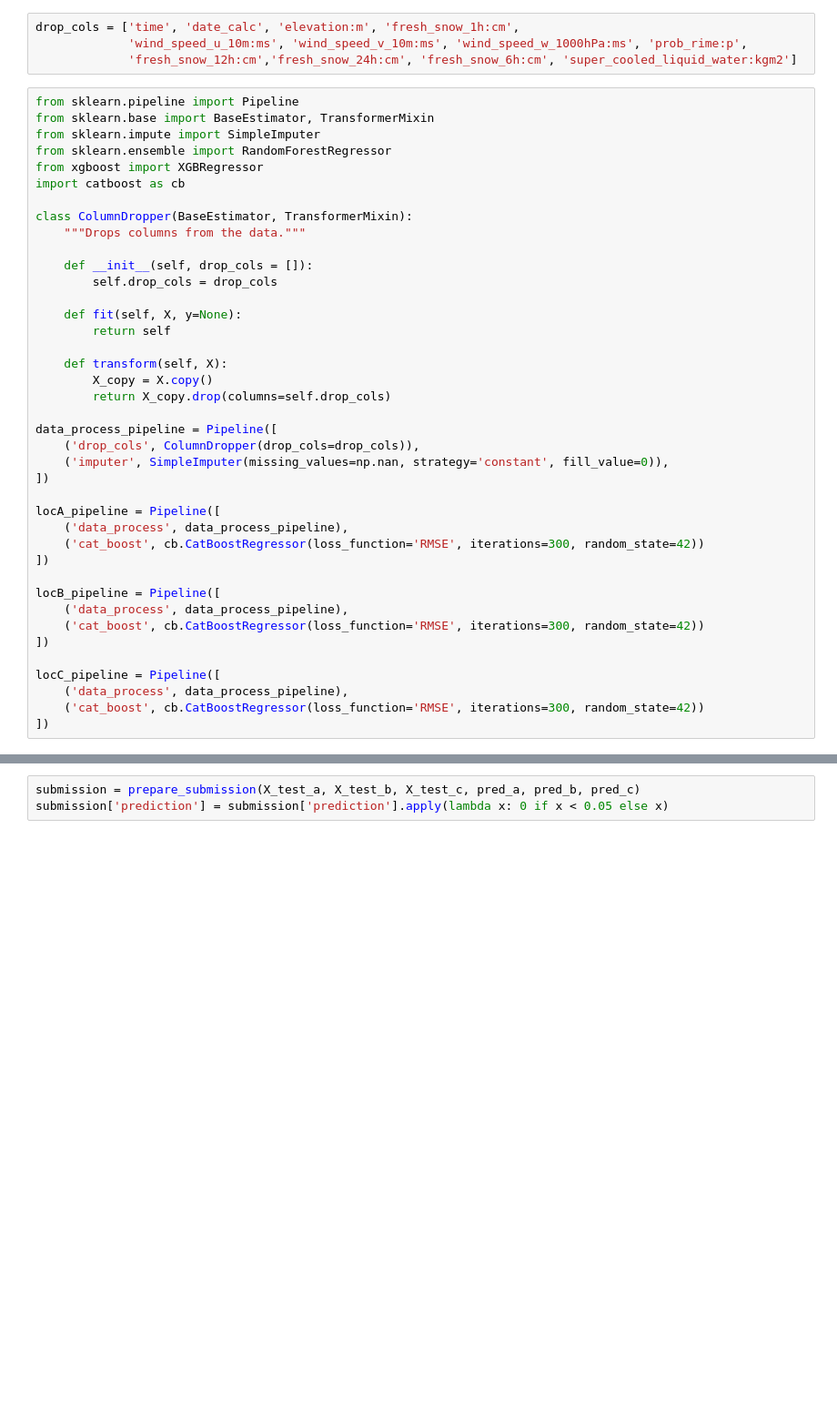
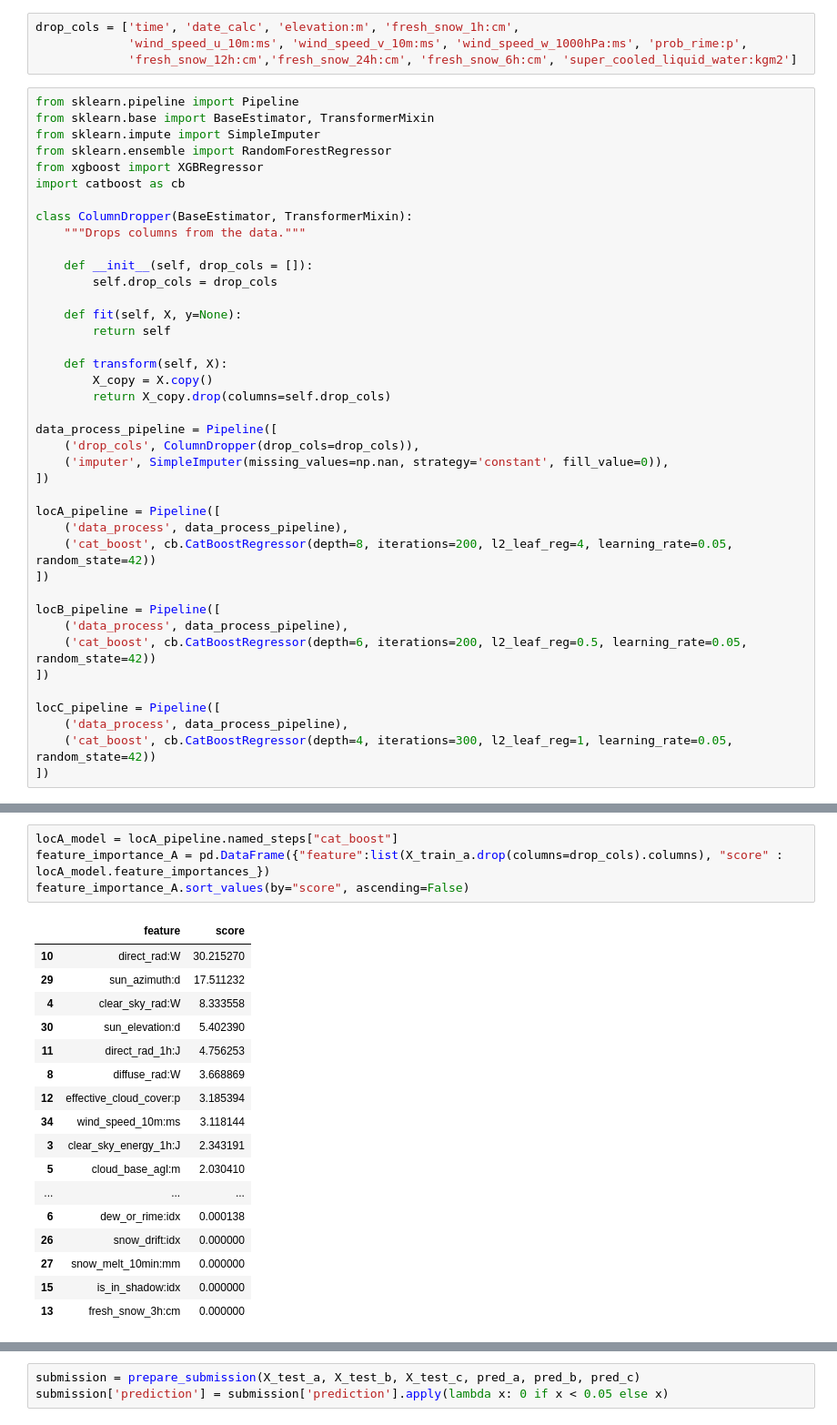
Before and after one commit to taheeraahmed/tdt4173-project, a Jupyter notebook: cat_boost.ipynb, the cells around one changed output, grey strips where cells are left out. Shown at 91% size. Drawn from its saved outputs; the diff is of its cells as text; blank space fills up the shorter version.

```diff
--- a/cat_boost.ipynb
+++ b/cat_boost.ipynb
@@ -46,17 +46,17 @@ data_process_pipeline = Pipeline([
 
 locA_pipeline = Pipeline([
     ('data_process', data_process_pipeline),
-    ('cat_boost', cb.CatBoostRegressor(loss_function='RMSE', iterations=300, random_state=42))
+    ('cat_boost', cb.CatBoostRegressor(depth=8, iterations=200, l2_leaf_reg=4, learning_rate=0.05, random_state=42))
 ])
 
 locB_pipeline = Pipeline([
     ('data_process', data_process_pipeline),
-    ('cat_boost', cb.CatBoostRegressor(loss_function='RMSE', iterations=300, random_state=42))
+    ('cat_boost', cb.CatBoostRegressor(depth=6, iterations=200, l2_leaf_reg=0.5, learning_rate=0.05, random_state=42))
 ])
 
 locC_pipeline = Pipeline([
     ('data_process', data_process_pipeline),
-    ('cat_boost', cb.CatBoostRegressor(loss_function='RMSE', iterations=300, random_state=42))
+    ('cat_boost', cb.CatBoostRegressor(depth=4, iterations=300, l2_leaf_reg=1, learning_rate=0.05, random_state=42))
 ])
 # %%
 locA_pipeline.fit(X_train_a, targets_a)
@@ -82,3 +82,25 @@ Learning rate set to 0.071487
+# %%
+locA_model = locA_pipeline.named_steps["cat_boost"]
+feature_importance_A = pd.DataFrame({"feature":list(X_train_a.drop(columns=drop_cols).columns), "score" : locA_model.feature_importances_})
+feature_importance_A.sort_values(by="score", ascending=False)
+# %% [output]
+|  | feature | score |
+| 10 | direct_rad:W | 30.215270 |
+| 29 | sun_azimuth:d | 17.511232 |
+| 4 | clear_sky_rad:W | 8.333558 |
+| 30 | sun_elevation:d | 5.402390 |
+| 11 | direct_rad_1h:J | 4.756253 |
+| 8 | diffuse_rad:W | 3.668869 |
+| 12 | effective_cloud_cover:p | 3.185394 |
+| 34 | wind_speed_10m:ms | 3.118144 |
+| 3 | clear_sky_energy_1h:J | 2.343191 |
+| 5 | cloud_base_agl:m | 2.030410 |
+| ... | ... | ... |
+| 6 | dew_or_rime:idx | 0.000138 |
+| 26 | snow_drift:idx | 0.000000 |
+| 27 | snow_melt_10min:mm | 0.000000 |
+| 15 | is_in_shadow:idx | 0.000000 |
+| 13 | fresh_snow_3h:cm | 0.000000 |
 # %%
 locB_pipeline.fit(X_train_b, targets_b)
 pred_b = locB_pipeline.predict(X_test_b.drop(columns=["id", "prediction", "location"]))
```
Also changed, not shown: parts of 6 cells of this notebook, 2 other files.
